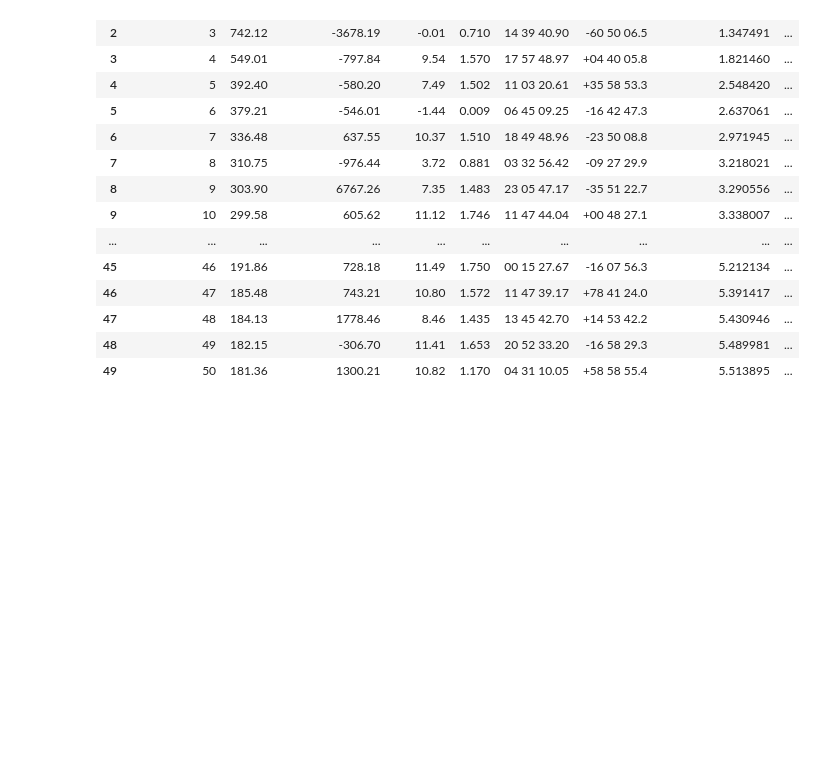
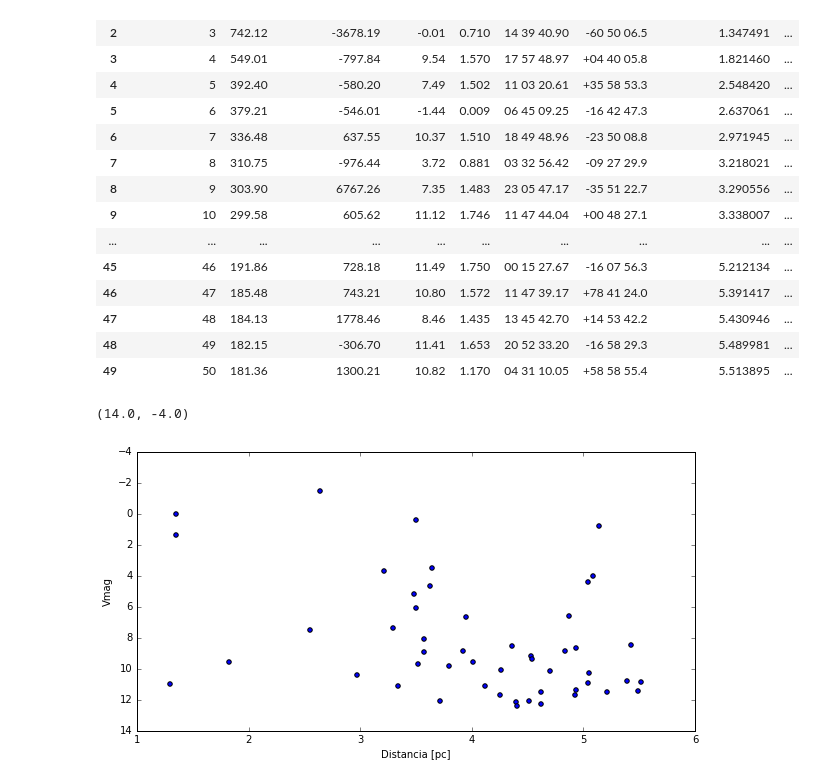
Before and after one commit to scaldas/AstroGalactica, a Jupyter notebook: 50Stars.ipynb, the cells around one changed output. Drawn from its saved outputs; the diff is of its cells as text; code cells hidden in the pictures; blank space fills up the shorter version.

Commit message:
agrega grafica mag vs distancia

```diff
--- a/50Stars.ipynb
+++ b/50Stars.ipynb
@@ -112,6 +112,16 @@ stars
 | 47 | 48 | 184.13 | 1778.46 | 8.46 | 1.435 | 13 45 42.70 | +14 53 42.2 | 5.430946 | ... |
 | 48 | 49 | 182.15 | -306.70 | 11.41 | 1.653 | 20 52 33.20 | -16 58 29.3 | 5.489981 | ... |
 | 49 | 50 | 181.36 | 1300.21 | 10.82 | 1.170 | 04 31 10.05 | +58 58 55.4 | 5.513895 | ... |
+# %%
+figure(figsize=(10, 5))
+scatter(stars['Distancia en Parsecs'], stars['Magnitud'])
+xlabel('Distancia [pc]')
+ylabel('Vmag')
+ax = gca()
+ax.set_ylim(ax.get_ylim()[::-1])
+# %% [output]
+(14.0, -4.0)
+[figure, added]
 # %%
 # Writes csv.
 stars.to_csv('50stars_out.csv')
```
